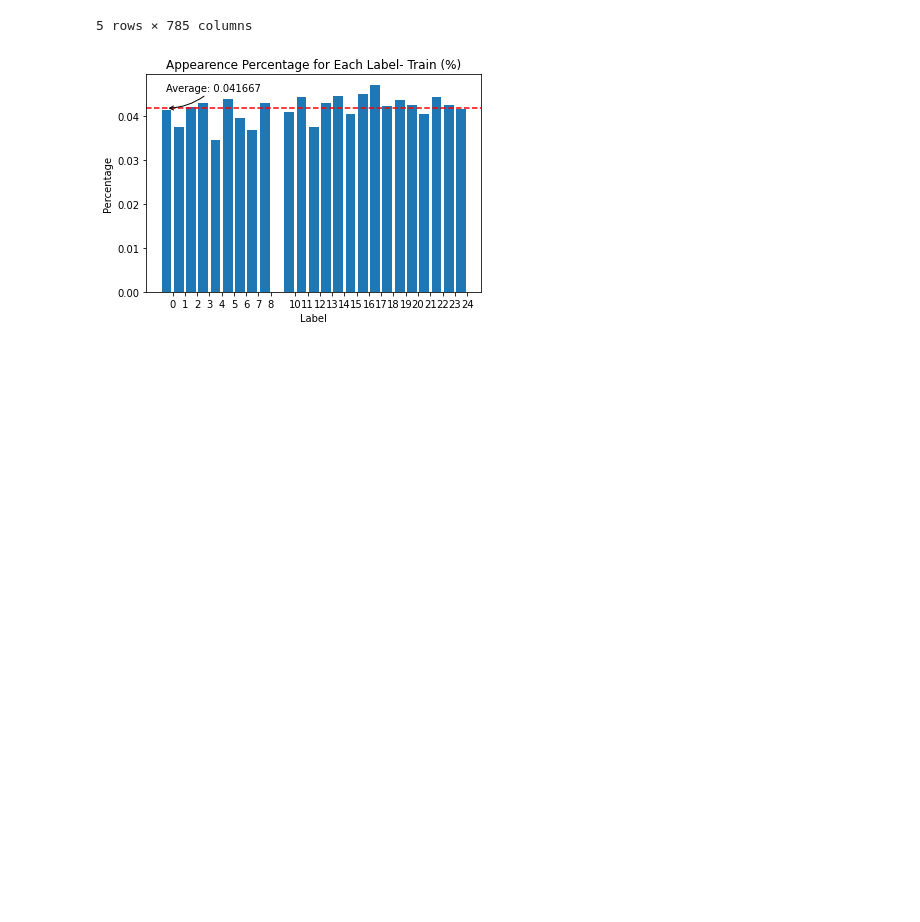
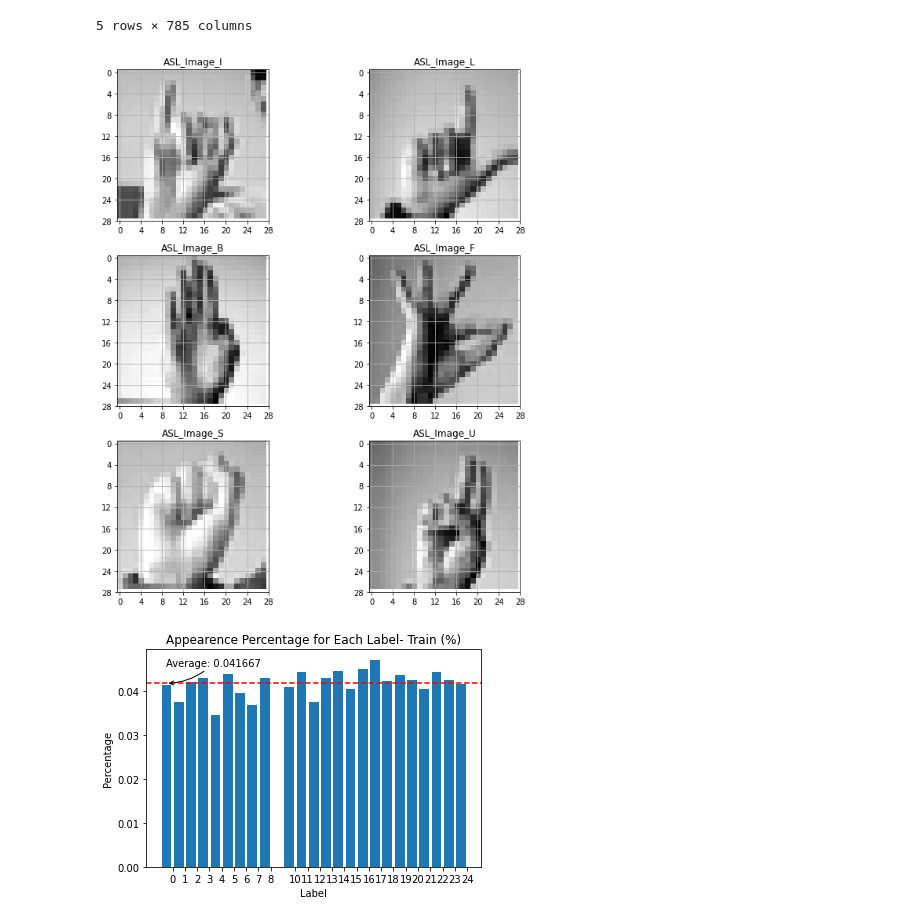
Before and after one commit to RonBartov/american-sign-language-image-classification, a Jupyter notebook: Copy_of_Deep_Learning_Final_Project_ASL_Classification.ipynb, the cells around one changed output. Saved outputs shown, nothing was run; the diff lists cells and outputs as text; code cells hidden in the pictures; blank space fills up the shorter version.

```diff
--- a/Copy_of_Deep_Learning_Final_Project_ASL_Classification.ipynb
+++ b/Copy_of_Deep_Learning_Final_Project_ASL_Classification.ipynb
@@ -368,6 +375,15 @@ Shape of the validation set:  (5491, 785)
 | 3 | 10 | 64 | 73 | 83 | 96 | 101 | 108 | 111 | 115 | 118 | ... | ... |
 | 4 | 22 | 83 | 88 | 57 | 75 | 101 | 37 | 17 | 63 | 69 | ... | ... |
 5 rows × 785 columns
+# %%
+# plot samples from training set
+i = 5
+df2 = df_train.iloc[i:i+6,:]
+#df2.head()
+
+plot_images(df2, int_to_letter_dict)
+# %% [output]
+[figure, added]
 # %%
 # calculate the appearence percentage for each label in the training set
 count_label_train = df_train.groupby('label').size()
```
Also changed, not shown: parts of 2 cells of this notebook.
